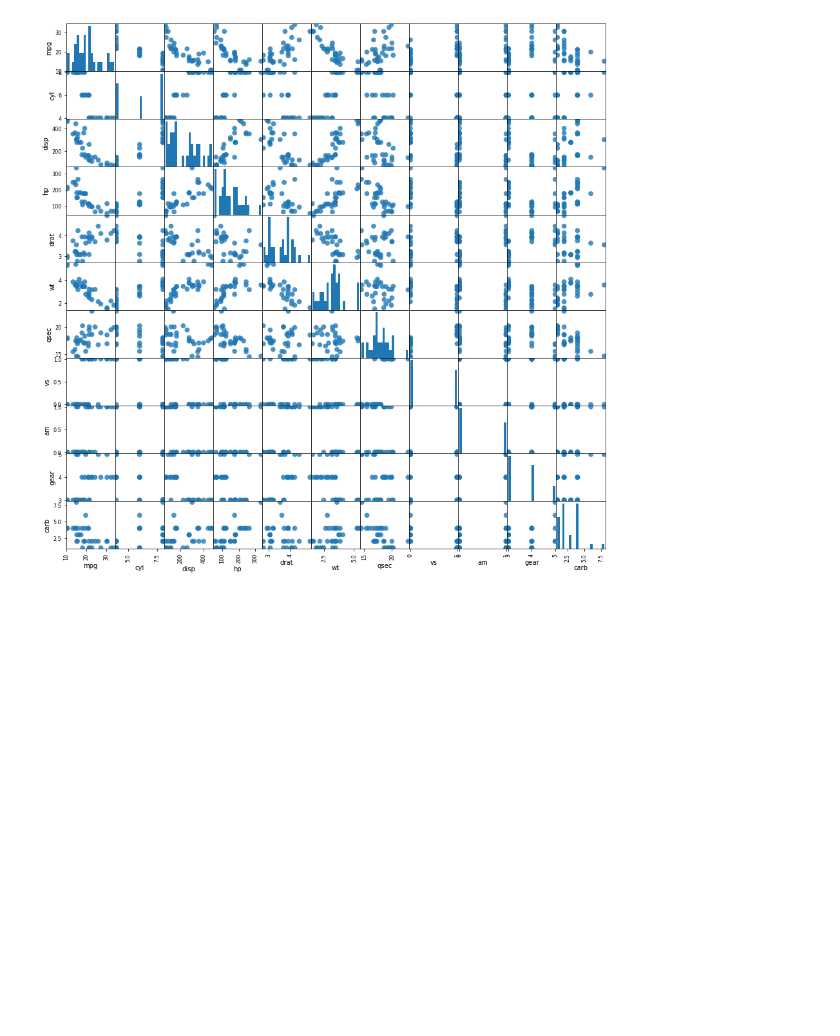
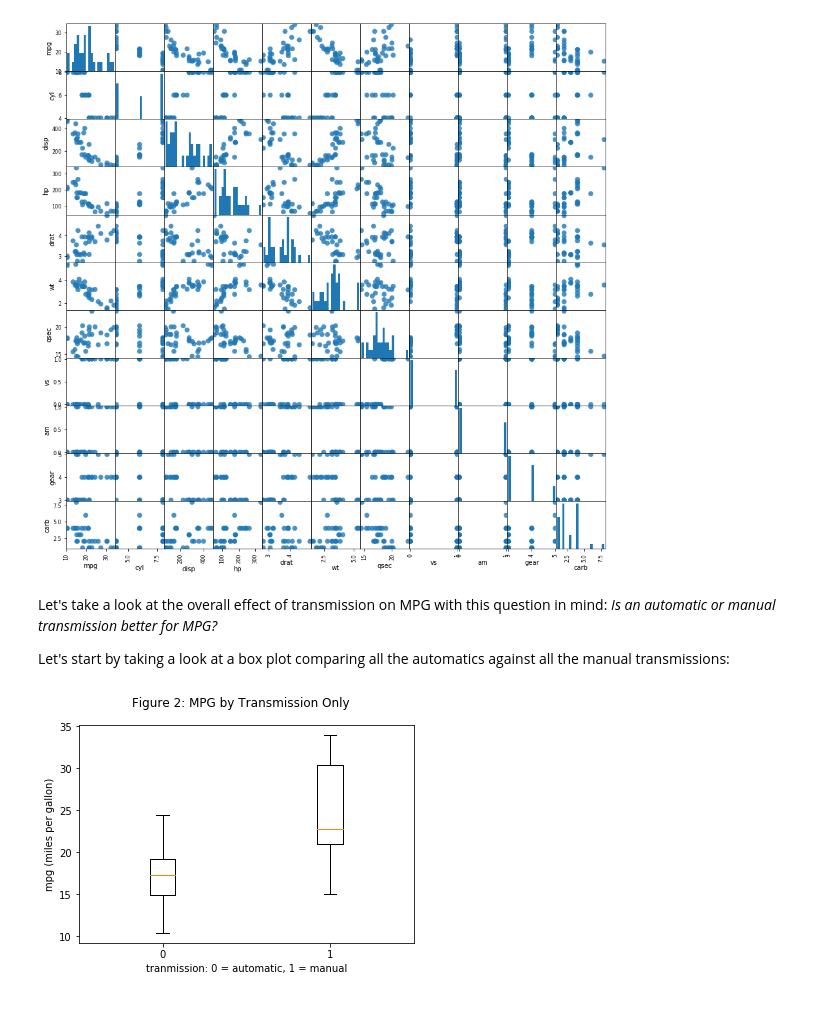
Before and after one commit to focods/WonderfulML, a Jupyter notebook: docs/solutions/session03_py.ipynb, the cells around one changed output. Drawn from its saved outputs; the diff is of its cells as text; code cells hidden in the pictures; blank space fills up the shorter version.

Commit message:
add boxplot mpg vs transmission to session 3 py nb

```diff
--- a/docs/solutions/session03_py.ipynb
+++ b/docs/solutions/session03_py.ipynb
@@ -43,6 +43,25 @@ p = pd.plotting.scatter_matrix(mtcars, figsize=(15, 15), marker='o',
                                hist_kwds={'bins': 20}, s=60, alpha=.8)
 # %% [output]
 [figure]
+# %% [markdown]
+Let's take a look at the overall effect of transmission on MPG with this question in mind: *Is an automatic or manual transmission better for MPG?*
+
+Let's start by taking a look at a box plot comparing all the automatics against all the manual transmissions:
+# %%
+auto_cars = mtcars.loc[mtcars['am'] == 0, 'mpg']
+man_cars = mtcars.loc[mtcars['am'] == 1, 'mpg']
+fig = plt.figure()
+fig.suptitle('Figure 2: MPG by Transmission Only')
+ax = fig.add_subplot(111)
+# ; or plt.show() hides before plot output https://stackoverflow.com/questions/25790062/
+ax.boxplot([auto_cars, man_cars], labels=('0', '1'))
+
+ax.set_ylabel("mpg (miles per gallon)")
+ax.set_xlabel("tranmission: 0 = automatic, 1 = manual")
+
+plt.show()
+# %% [output]
+[figure, added]
 # %% [markdown]
 $$\newcommand{\xv}{\mathbf{x}}
 \newcommand{\Xv}{\mathbf{X}}
```
